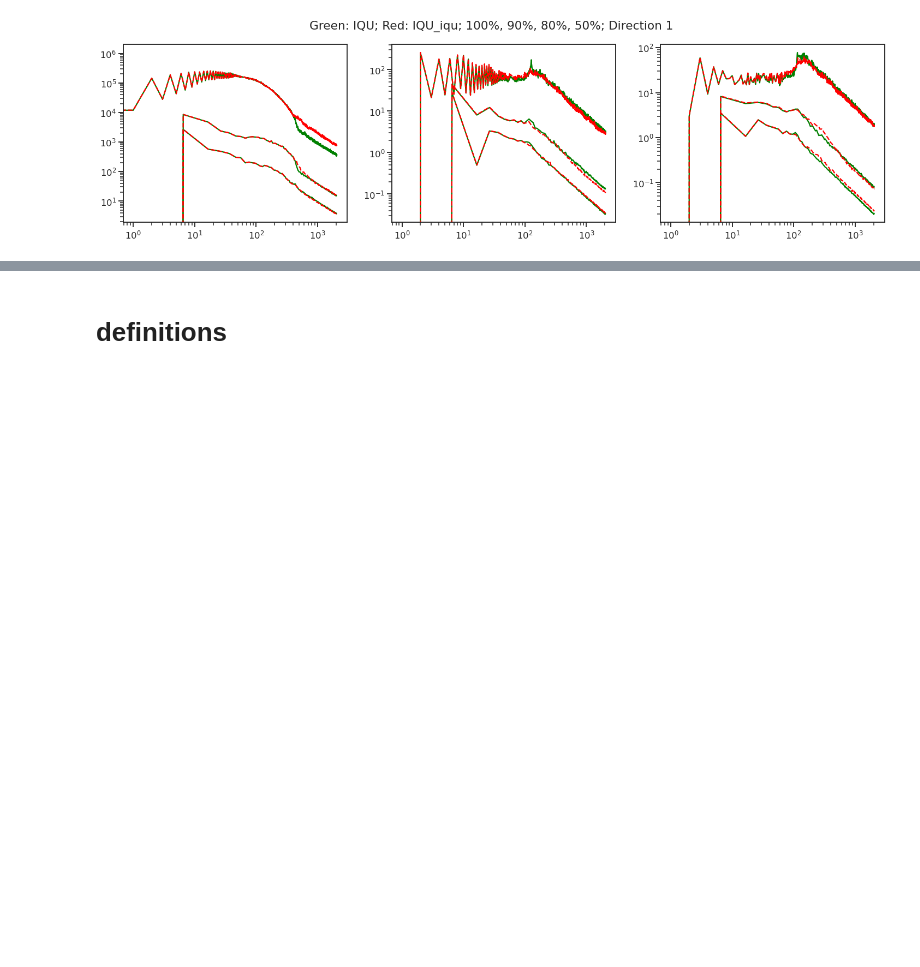
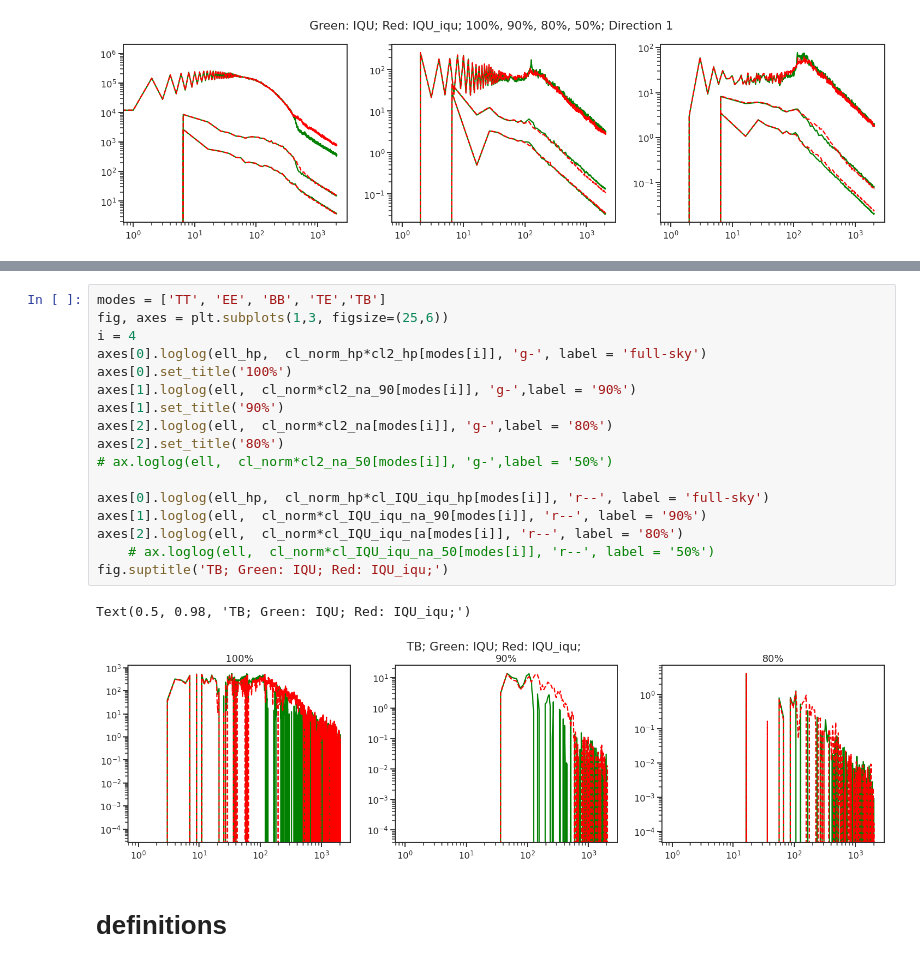
Before and after one commit to yaojian95/foreground_non_gaussianity, a Jupyter notebook: Summary_MFs.ipynb, the cells around one changed output, grey strips where cells are left out. Drawn from its saved outputs; the diff is of its cells as text; blank space fills up the shorter version.

```diff
--- a/Summary_MFs.ipynb
+++ b/Summary_MFs.ipynb
@@ -157,3 +196,23 @@ Text(0.5, 0.98, 'Green: IQU; Red: IQU_iqu; 100%, 90%, 80%, 50%; Direction 1')
+# %%
+modes = ['TT', 'EE', 'BB', 'TE','TB']
+fig, axes = plt.subplots(1,3, figsize=(25,6))
+i = 4
+axes[0].loglog(ell_hp,  cl_norm_hp*cl2_hp[modes[i]], 'g-', label = 'full-sky')
+axes[0].set_title('100%')
+axes[1].loglog(ell,  cl_norm*cl2_na_90[modes[i]], 'g-',label = '90%')
+axes[1].set_title('90%')
+axes[2].loglog(ell,  cl_norm*cl2_na[modes[i]], 'g-',label = '80%')
+axes[2].set_title('80%')
+# ax.loglog(ell,  cl_norm*cl2_na_50[modes[i]], 'g-',label = '50%')
+
+axes[0].loglog(ell_hp,  cl_norm_hp*cl_IQU_iqu_hp[modes[i]], 'r--', label = 'full-sky')
+axes[1].loglog(ell,  cl_norm*cl_IQU_iqu_na_90[modes[i]], 'r--', label = '90%')
+axes[2].loglog(ell,  cl_norm*cl_IQU_iqu_na[modes[i]], 'r--', label = '80%')
+    # ax.loglog(ell,  cl_norm*cl_IQU_iqu_na_50[modes[i]], 'r--', label = '50%')
+fig.suptitle('TB; Green: IQU; Red: IQU_iqu;')
+# %% [output]
+Text(0.5, 0.98, 'TB; Green: IQU; Red: IQU_iqu;')
+[figure, added]
 # %% [markdown]
 # definitions
 # %%
```
Also changed, not shown: parts of 4 cells of this notebook, 3 other files.
